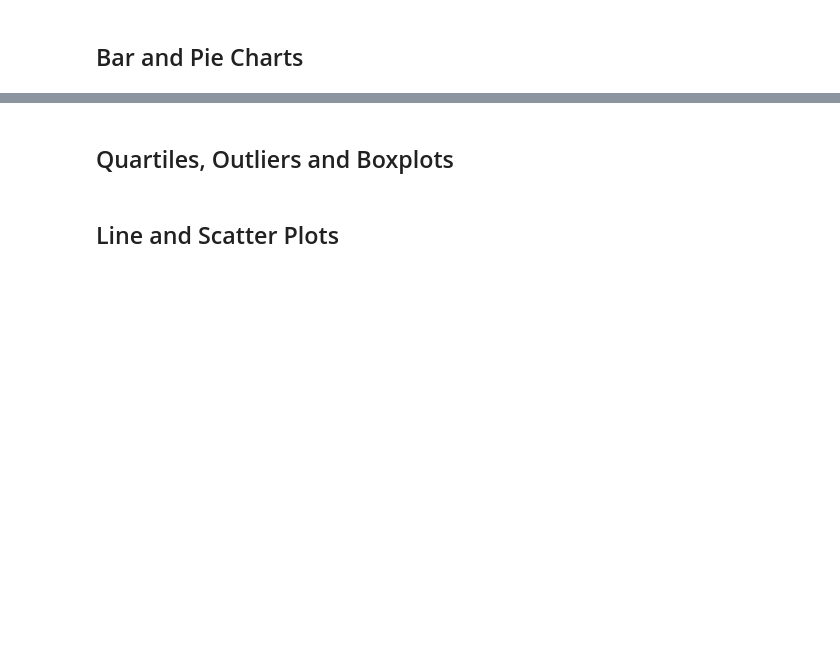
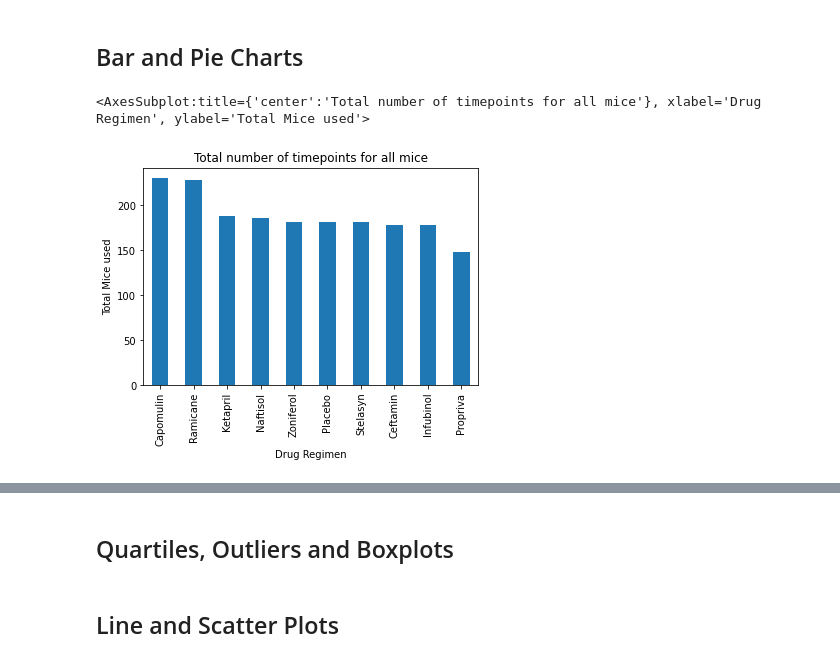
Before and after one commit to ranusuri/matplotlab-challenge, a Jupyter notebook: pymaceuticals_starter.ipynb, the cells around one changed output, grey strips where cells are left out. Drawn from its saved outputs; the diff is of its cells as text; code cells hidden in the pictures; blank space fills up the shorter version.

Commit message:
completed bar charts

```diff
--- a/pymaceuticals_starter.ipynb
+++ b/pymaceuticals_starter.ipynb
@@ -132,5 +133,13 @@ summary_stats.head(20)
 ## Bar and Pie Charts
 # %%
 # Generate a bar plot showing the total number of timepoints for all mice tested for each drug regimen using Pandas.
+
+grouped_data = clean_dataset.groupby(["Drug Regimen"])['Timepoint'].count()
+grouped_data.head()
+grouped_data.sort_values(ascending=True)
+grouped_data.sort_values(ascending=False).plot(kind='bar',title='Total number of timepoints for all mice',ylabel='Total Mice used',xlabel='Drug Regimen')
+# %% [output]
+<AxesSubplot:title={'center':'Total number of timepoints for all mice'}, xlabel='Drug Regimen', ylabel='Total Mice used'>
+[figure, added]
 # %%
 # Generate a bar plot showing the total number of timepoints for all mice tested for each drug regimen using pyplot.
```
Also changed, not shown: parts of 2 cells of this notebook.
